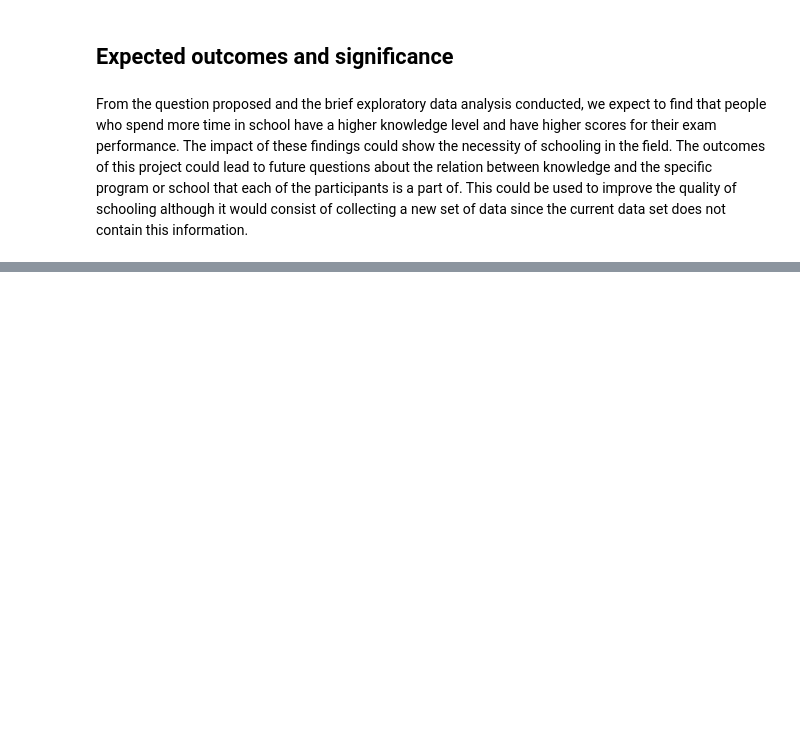
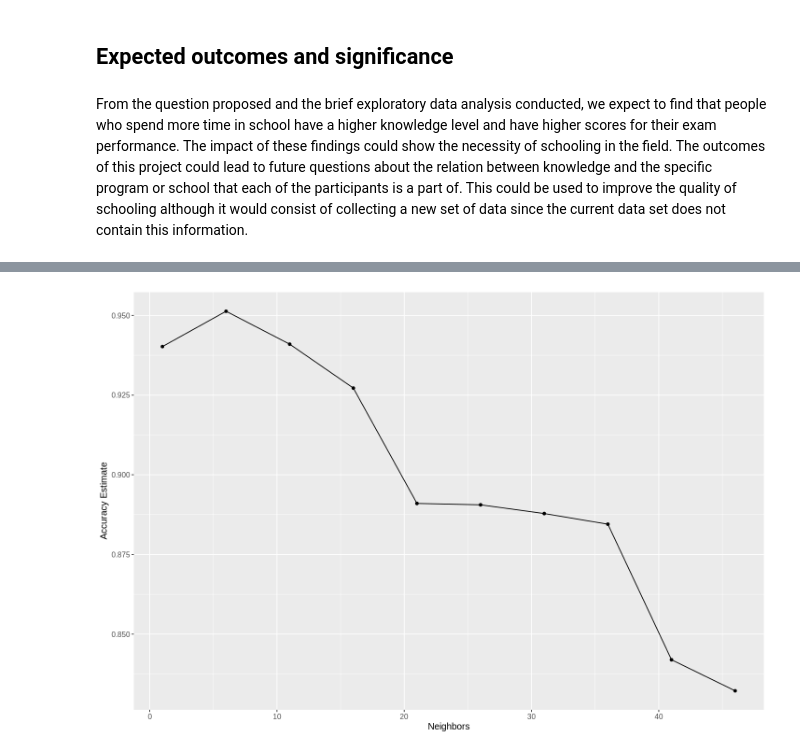
Before and after one commit to olivia-1221/Knowledge-Classification, a Jupyter notebook: report.ipynb, the cells around one changed output, grey strips where cells are left out. Saved outputs shown, nothing was run; the diff lists cells and outputs as text; code cells hidden in the pictures; blank space fills up the shorter version.

```diff
--- a/report.ipynb
+++ b/report.ipynb
@@ -205,0 +241,2 @@ From the question proposed and the brief exploratory data analysis conducted, we
+# %%
+knowledge_vfold <- vfold_cv(knowledge_training, v = 5, strata = UNS)
@@ -205,0 +245,5 @@ From the question proposed and the brief exploratory data analysis conducted, we
+# %%
+knowledge_recipe <- recipe(UNS ~ PEG + LPR,
+                        data = knowledge_training) %>%
+  step_scale(all_predictors()) %>%
+  step_center(all_predictors())
@@ -205,0 +310,23 @@ From the question proposed and the brief exploratory data analysis conducted, we
+# %%
+## we can delete this later, but I just wanted to zoom in a bit on the neighbors less than 50
+k_vals2 <- tibble(neighbors = seq(from = 1, to = 50, by = 5))
+
+knn_results2 <- workflow() %>%
+  add_recipe(knowledge_recipe) %>%
+  add_model(knn_spec) %>%
+  tune_grid(resamples = knowledge_vfold, grid = k_vals2) %>%
+  collect_metrics()
+
+accuracies2 <- knn_results2 %>%
+  filter(.metric == "accuracy")
+
+accuracy_vs_k2<- ggplot(accuracies2, aes(x = neighbors, y = mean)) +
+  geom_point() +
+  geom_line() +
+  labs(x = "Neighbors", y = "Accuracy Estimate") +
+  theme(text = element_text(size = 12))
+accuracy_vs_k2
+
+#looking at the graph below, I would say K = 6
+# %% [output]
+[figure, added]
```
Also changed, not shown: parts of 25 cells of this notebook.
